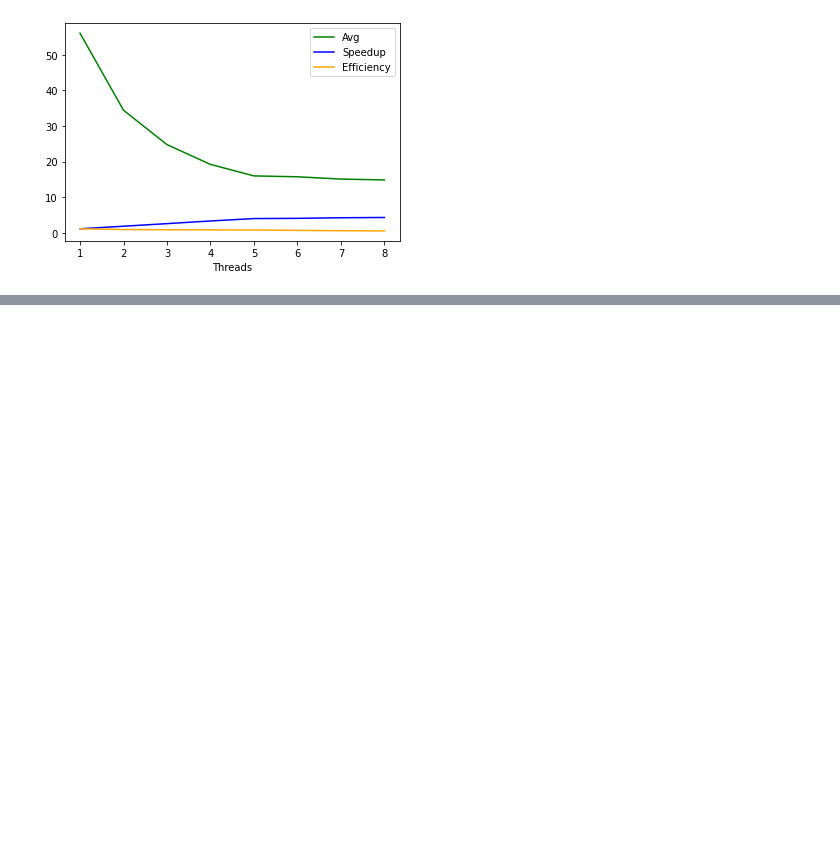
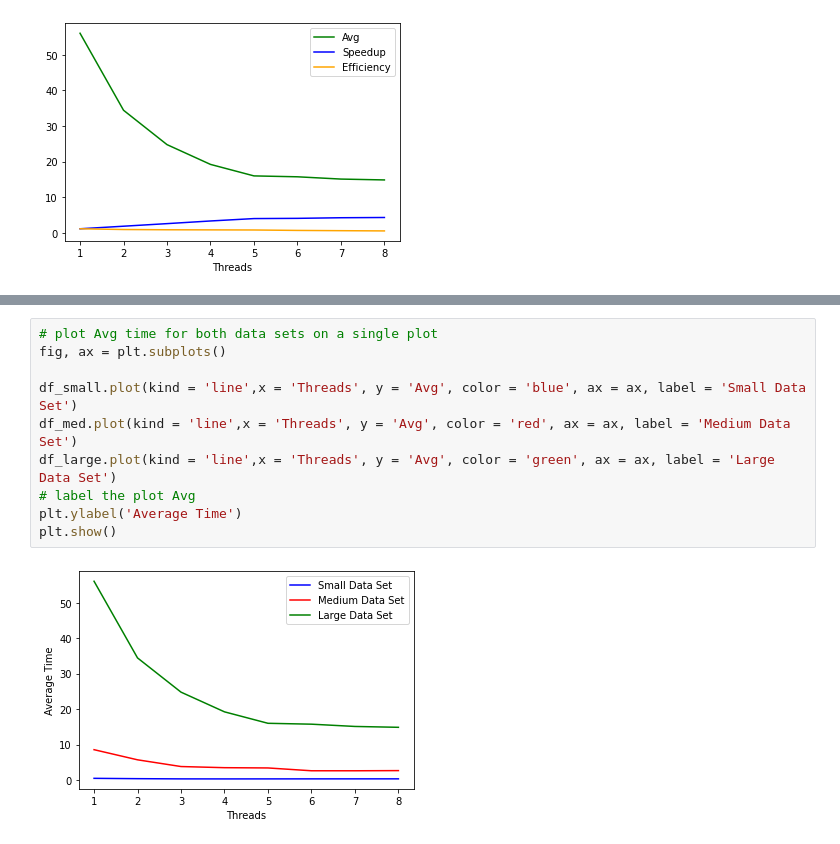
Before and after one commit to NFabrizio/NMF, a Jupyter notebook: results.ipynb, the cells around one changed output, grey strips where cells are left out. Cells and saved outputs as stored; diff of their text form; blank space fills up the shorter version.

```diff
--- a/results.ipynb
+++ b/results.ipynb
@@ -590,0 +605,12 @@ plt.show()
+# %%
+# plot Avg time for both data sets on a single plot
+fig, ax = plt.subplots()
+
+df_small.plot(kind = 'line',x = 'Threads', y = 'Avg', color = 'blue', ax = ax, label = 'Small Data Set')
+df_med.plot(kind = 'line',x = 'Threads', y = 'Avg', color = 'red', ax = ax, label = 'Medium Data Set')
+df_large.plot(kind = 'line',x = 'Threads', y = 'Avg', color = 'green', ax = ax, label = 'Large Data Set')
+# label the plot Avg
+plt.ylabel('Average Time')
+plt.show()
+# %% [output]
+[figure, added]
```
Also changed, not shown: parts of 2 cells of this notebook.
